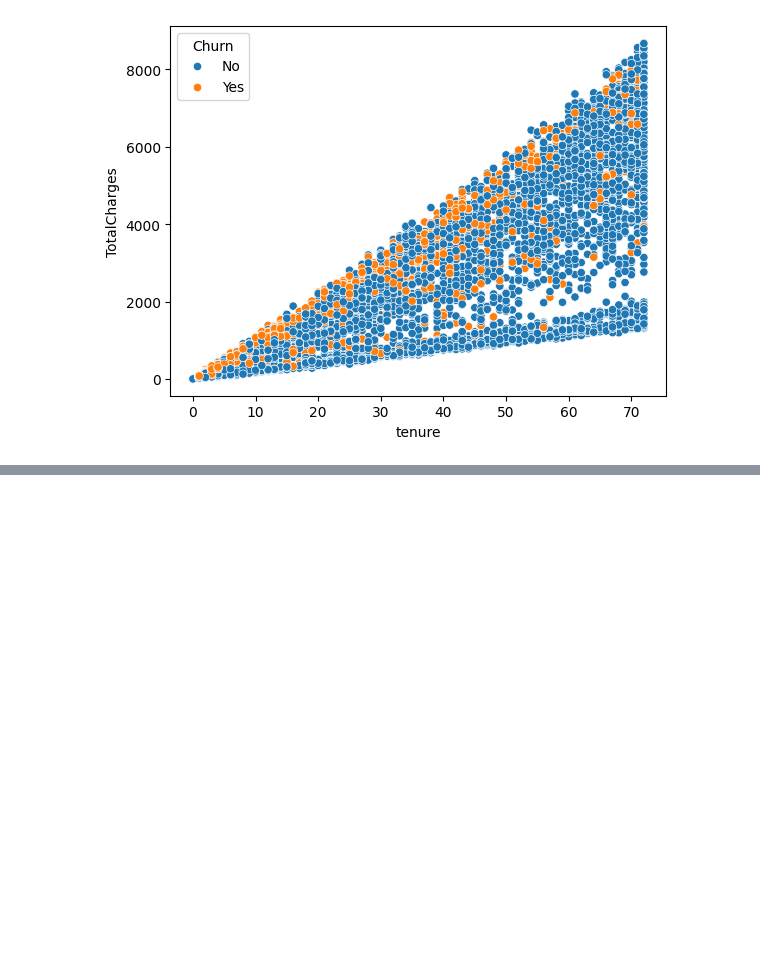
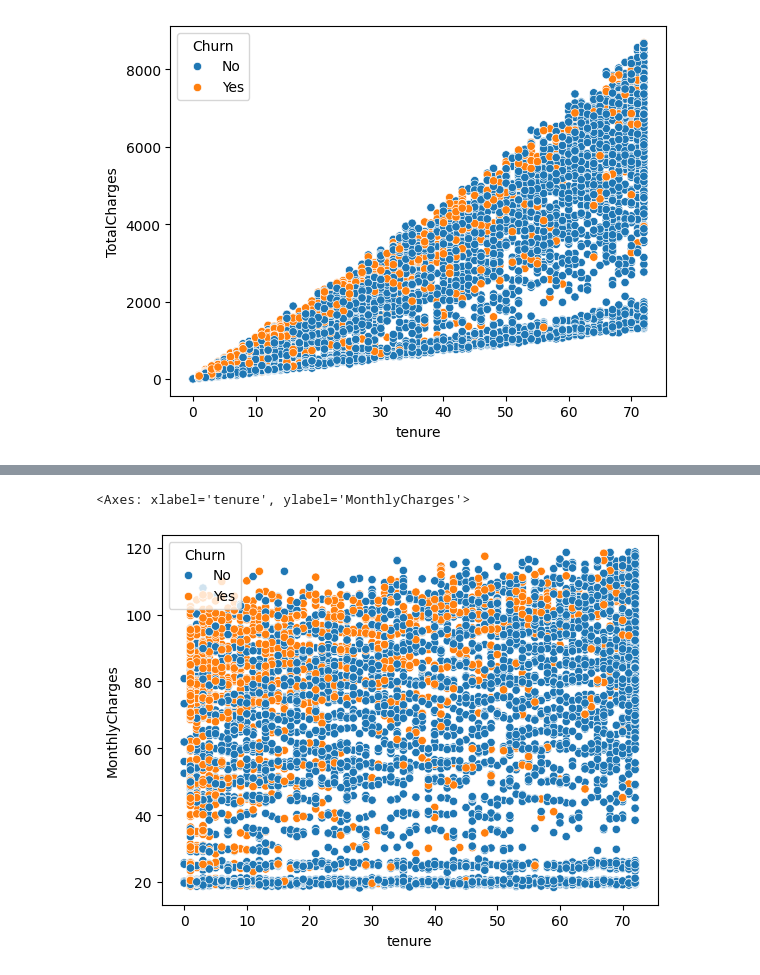
Before and after one commit to Rajashekarkaredla/Data-Analytics, a Jupyter notebook: tele_com.ipynb, the cells around one changed output, grey strips where cells are left out. Saved outputs shown, nothing was run; the diff lists cells and outputs as text; code cells hidden in the pictures; blank space fills up the shorter version.

```diff
--- a/tele_com.ipynb
+++ b/tele_com.ipynb
@@ -466,0 +472,5 @@ px.scatter(tc_df,x='tenure',y='MonthlyCharges',color='Churn')
+# %%
+sns.scatterplot(tc_df,x='tenure',y='MonthlyCharges',hue='Churn')
+# %% [output]
+<Axes: xlabel='tenure', ylabel='MonthlyCharges'>
+[figure, added]
```
Also changed, not shown: parts of 1 cell of this notebook.
